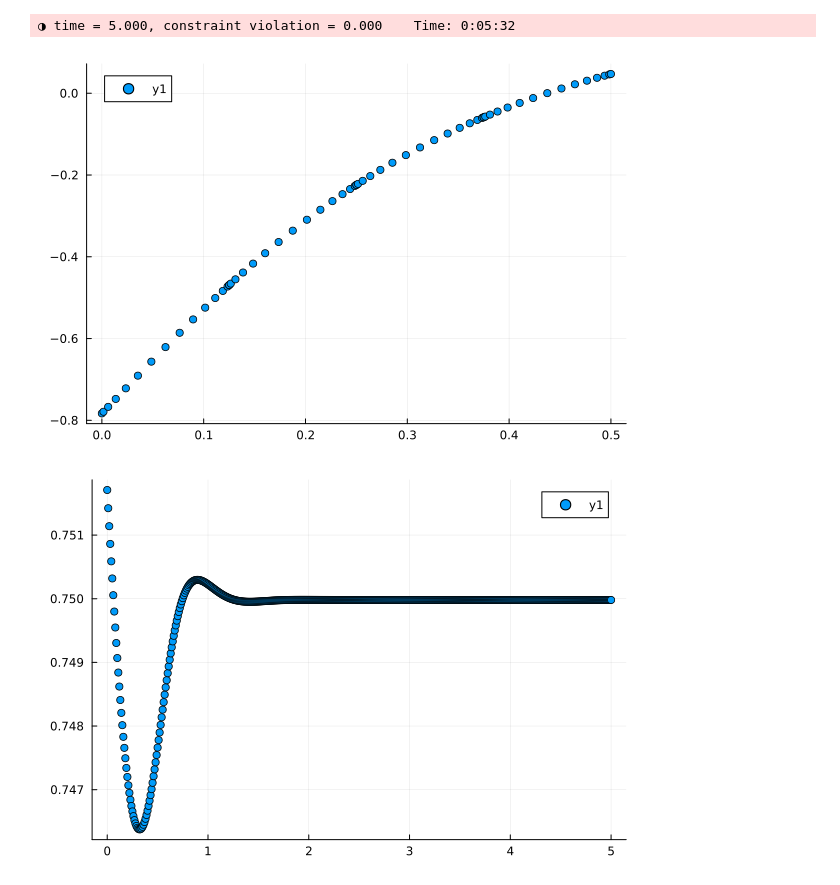
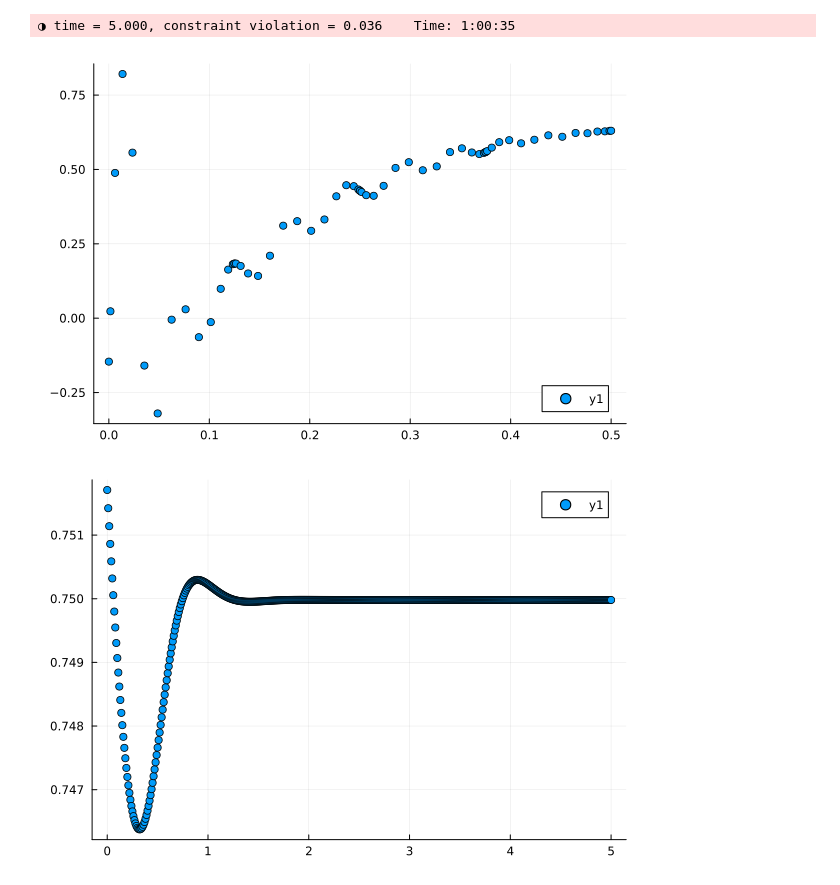
Before and after one commit to JanKozuszek/Reproducing-Dynamic-Holo, a Jupyter notebook: flatspace.ipynb, the cells around one changed output. Cells and saved outputs as stored; diff of their text form; code cells hidden in the pictures.

Commit message:
New output functions

```diff
--- a/flatspace.ipynb
+++ b/flatspace.ipynb
@@ -41,7 +41,7 @@ InitGuess = zeros(T,NVar,N);
 zAH = T(0.5);
 X = T(0.);
 p2 = 0;
-a4 = T(-50);
+inita4 = T(-100);
 tinit = T(0);
 M  = T(1);
 margin = 10;
@@ -78,19 +78,24 @@ zmax = T(.5);
 DiffMats2, DiffMats, grid = MultiGridChebyshev(zmin, zmax, Ndom,Npts);
 
 InitGuess = zeros(T,NVar,N);
-InitVar = ComputeBulk(InitGuess[1,1:N], initX, a4,0);
+InitVar = ComputeBulk(InitGuess[1,1:N], initX, inita4,0);
 # %%
-OutputArr = [];
-MonitorArr = [];
-dt=.001;
+dt=.0002;
+tinit = zero(T);
 
-Evolve(InitVar, initX, a4, 0, 5, dt, 10, OutputArr, MonitorArr )
+outfile = open("FlatOutputA4100.bin","w");
+monitorfile = open("FlatMonitorA4100.bin","w");
+
+VarFinal, XFinal, a4Final = Evolve(InitVar, initX, inita4, tinit ,5 , dt, 100, outfile, monitorfile)
+
+close(outfile);
+close(monitorfile);
 # %% [output]
-◑ time = 5.000, constraint violation = 0.000    Time: 0:05:32
+◑ time = 5.000, constraint violation = 0.036    Time: 1:00:35
 # %%
-plt.scatter(grid,OutputArr[end-1][4][1,:])
+plt.scatter(grid,VarFinal[1,:])
 # %% [output]
-[figure, old version]
+[figure, new version]
 # %%
 TimeArr = [x[1][1] for x in OutputArr];
 XArr = [x[2][1] for x in OutputArr];
```
Also changed, not shown: parts of 3 cells of this notebook, 2 other files.
